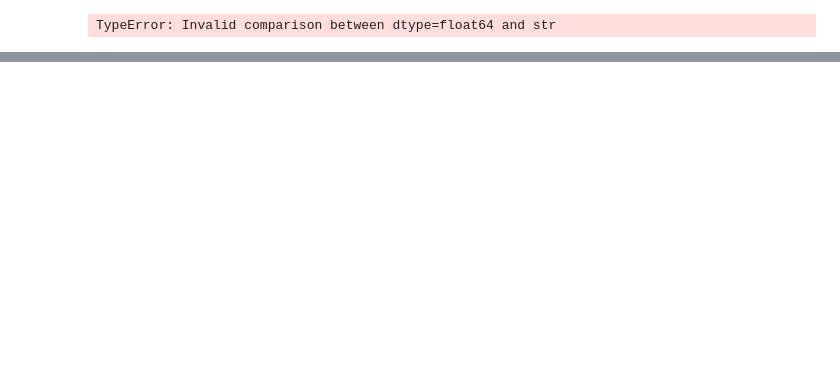
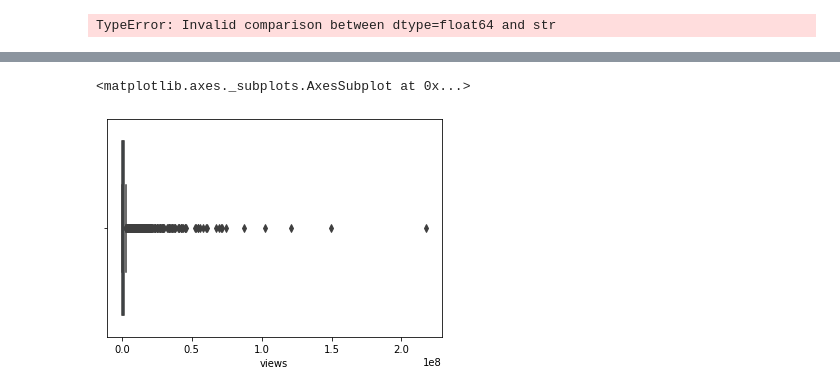
Before and after one commit to Tann10/YouTube, a Jupyter notebook: Data/outlier.ipynb, the cells around one changed output, grey strips where cells are left out. Cells and saved outputs as stored; diff of their text form; code cells hidden in the pictures; blank space fills up the shorter version.

```diff
--- a/Data/outlier.ipynb
+++ b/Data/outlier.ipynb
@@ -44,0 +87,5 @@ new[(np.abs(stats.zscore(new)) < 3).all(axis=1)]
+# %%
+sns.boxplot(x=new['views'])
+# %% [output]
+<matplotlib.axes._subplots.AxesSubplot at 0x...>
+[figure, added]
```
Also changed, not shown: parts of 23 cells of this notebook, 2 other files.
